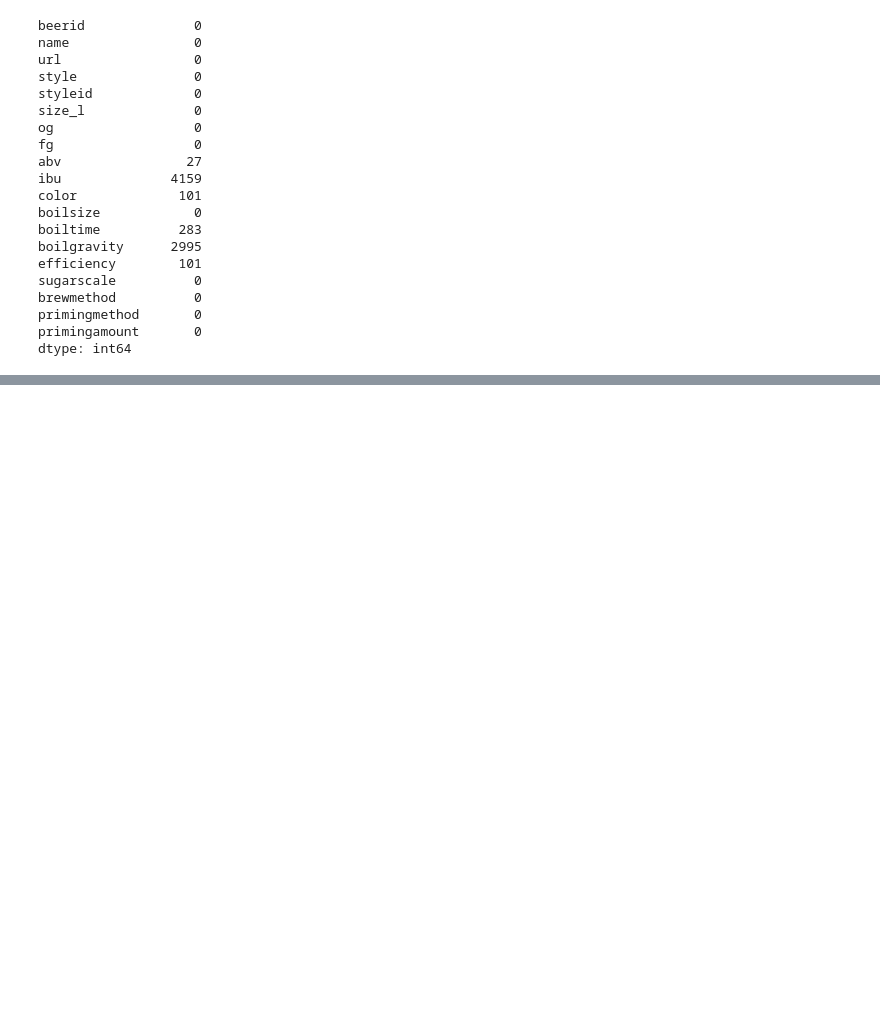
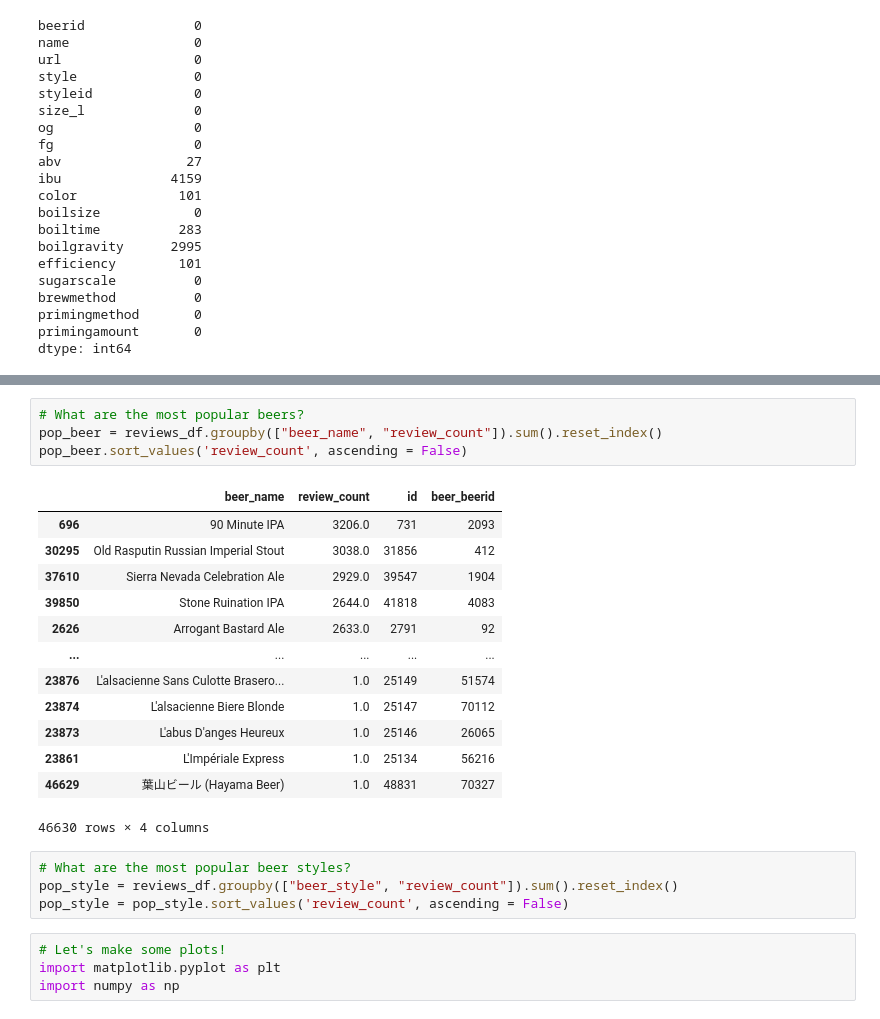
Before and after one commit to chase-dalton/Das-Boot-Brew-Review, a Jupyter notebook: Machine_learning/db_template.ipynb, the cells around one changed output, grey strips where cells are left out. Saved outputs shown, nothing was run; the diff lists cells and outputs as text; blank space fills up the shorter version.

```diff
--- a/Machine_learning/db_template.ipynb
+++ b/Machine_learning/db_template.ipynb
@@ -156,0 +157,26 @@ reviews_df.sample(10)
+# %%
+# What are the most popular beers?
+pop_beer = reviews_df.groupby(["beer_name", "review_count"]).sum().reset_index()
+pop_beer.sort_values('review_count', ascending = False)
+# %% [output]
+|  | beer_name | review_count | id | beer_beerid |
+| 696 | 90 Minute IPA | 3206.0 | 731 | 2093 |
+| 30295 | Old Rasputin Russian Imperial Stout | 3038.0 | 31856 | 412 |
+| 37610 | Sierra Nevada Celebration Ale | 2929.0 | 39547 | 1904 |
+| 39850 | Stone Ruination IPA | 2644.0 | 41818 | 4083 |
+| 2626 | Arrogant Bastard Ale | 2633.0 | 2791 | 92 |
+| ... | ... | ... | ... | ... |
+| 23876 | L'alsacienne Sans Culotte Brasero... | 1.0 | 25149 | 51574 |
+| 23874 | L'alsacienne Biere Blonde | 1.0 | 25147 | 70112 |
+| 23873 | L'abus D'anges Heureux | 1.0 | 25146 | 26065 |
+| 23861 | L'Impériale Express | 1.0 | 25134 | 56216 |
+| 46629 | 葉山ビール (Hayama Beer) | 1.0 | 48831 | 70327 |
+46630 rows × 4 columns
+# %%
+# What are the most popular beer styles?
+pop_style = reviews_df.groupby(["beer_style", "review_count"]).sum().reset_index()
+pop_style = pop_style.sort_values('review_count', ascending = False)
+# %%
+# Let's make some plots!
+import matplotlib.pyplot as plt
+import numpy as np
```
Also changed, not shown: parts of 6 cells of this notebook, 2 other files.
